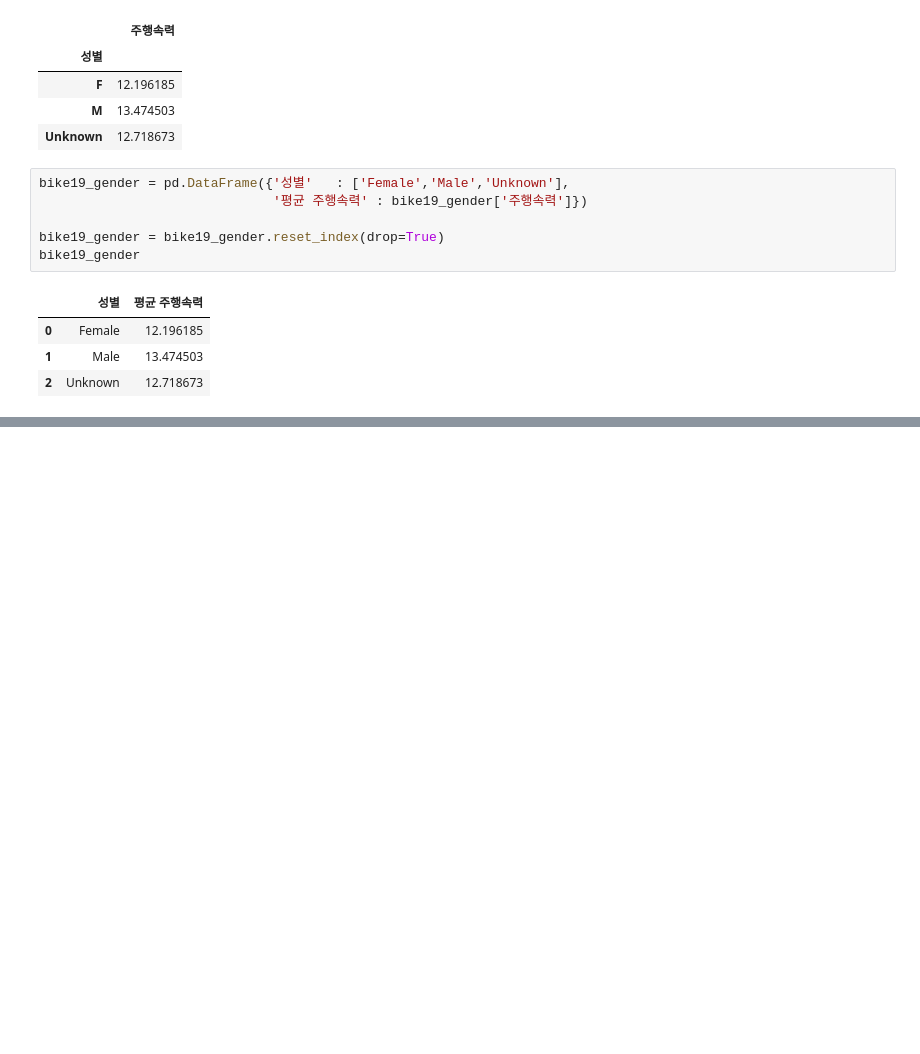
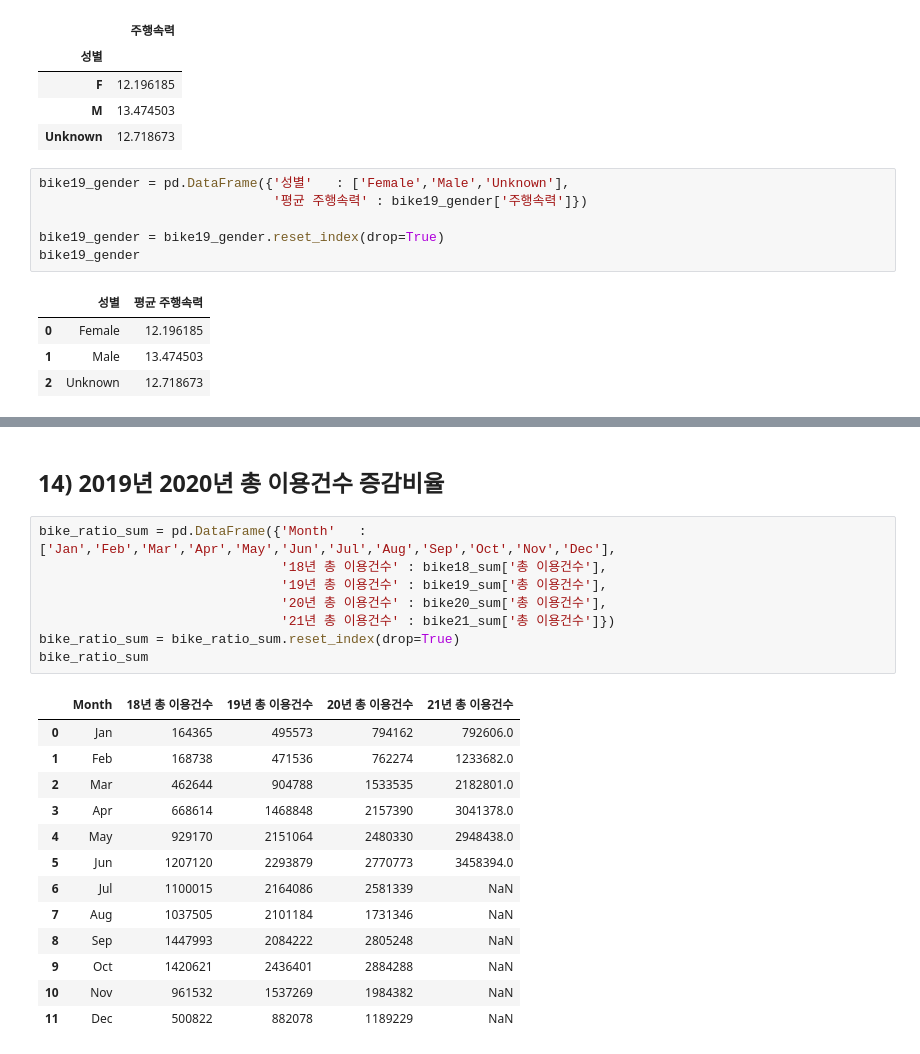
Before and after one commit to jinubot07/LikeLion_13th_DataCourse, a Jupyter notebook: 08_PRJ_team_project/code/정진우/TP_bike_19vs20.ipynb, the cells around one changed output, grey strips where cells are left out. Drawn from its saved outputs; the diff is of its cells as text; blank space fills up the shorter version.

```diff
--- a/08_PRJ_team_project/code/정진우/TP_bike_19vs20.ipynb
+++ b/08_PRJ_team_project/code/정진우/TP_bike_19vs20.ipynb
@@ -635,3 +636,27 @@ bike19_gender
 bike19_gender[0:2].iplot(kind='bar',x='성별' ,theme='space')
 # %% [output]
 [interactive output not drawn]
+# %% [markdown]
+## 14) 2019년 2020년 총 이용건수 증감비율
+# %%
+bike_ratio_sum = pd.DataFrame({'Month'   : ['Jan','Feb','Mar','Apr','May','Jun','Jul','Aug','Sep','Oct','Nov','Dec'],
+                               '18년 총 이용건수' : bike18_sum['총 이용건수'],
+                               '19년 총 이용건수' : bike19_sum['총 이용건수'],
+                               '20년 총 이용건수' : bike20_sum['총 이용건수'],
+                               '21년 총 이용건수' : bike21_sum['총 이용건수']})
+bike_ratio_sum = bike_ratio_sum.reset_index(drop=True)
+bike_ratio_sum
+# %% [output]
+|  | Month | 18년 총 이용건수 | 19년 총 이용건수 | 20년 총 이용건수 | 21년 총 이용건수 |
+| 0 | Jan | 164365 | 495573 | 794162 | 792606.0 |
+| 1 | Feb | 168738 | 471536 | 762274 | 1233682.0 |
+| 2 | Mar | 462644 | 904788 | 1533535 | 2182801.0 |
+| 3 | Apr | 668614 | 1468848 | 2157390 | 3041378.0 |
+| 4 | May | 929170 | 2151064 | 2480330 | 2948438.0 |
+| 5 | Jun | 1207120 | 2293879 | 2770773 | 3458394.0 |
+| 6 | Jul | 1100015 | 2164086 | 2581339 | NaN |
+| 7 | Aug | 1037505 | 2101184 | 1731346 | NaN |
+| 8 | Sep | 1447993 | 2084222 | 2805248 | NaN |
+| 9 | Oct | 1420621 | 2436401 | 2884288 | NaN |
+| 10 | Nov | 961532 | 1537269 | 1984382 | NaN |
+| 11 | Dec | 500822 | 882078 | 1189229 | NaN |
```
Also changed, not shown: parts of 10 cells of this notebook, 6 other files.
